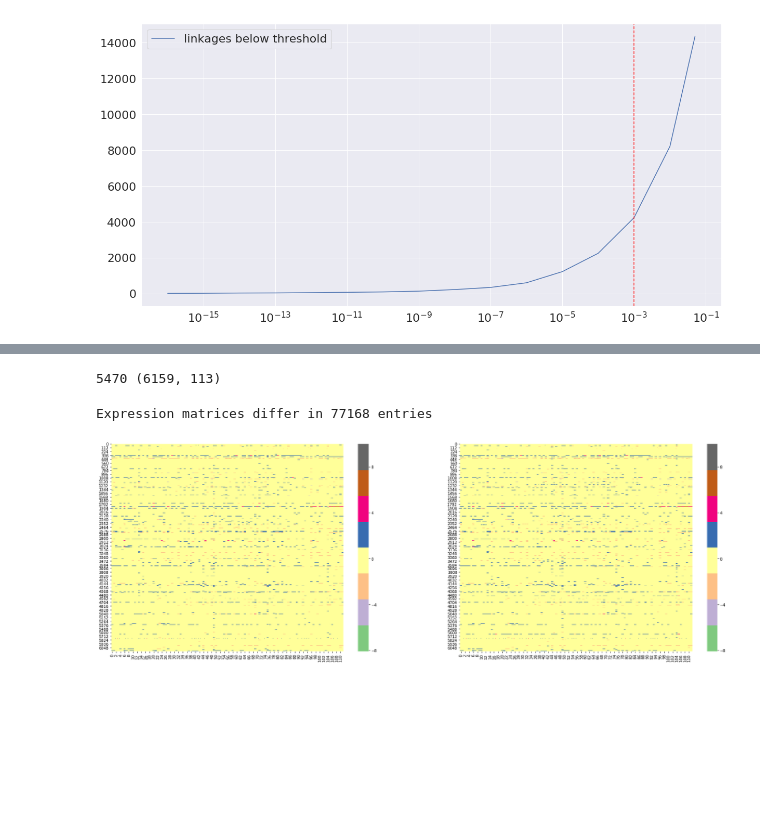
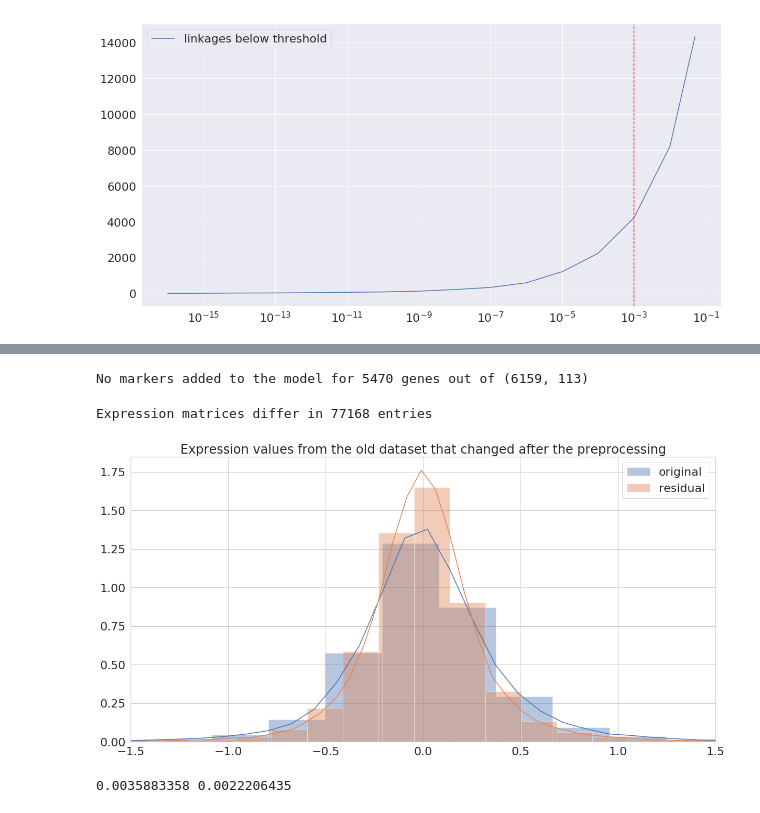
Before and after one commit to ivanov-v-v/PPINs-QTLs-Joint-Analysis, a Jupyter notebook: src/data_analysis.ipynb, the cells around one changed output, grey strips where cells are left out. Cells and saved outputs as stored; diff of their text form; code cells hidden in the pictures; blank space fills up the shorter version.

```diff
--- a/src/data_analysis.ipynb
+++ b/src/data_analysis.ipynb
@@ -138,7 +138,9 @@ Wall time: 4.94 s
 # %%
 %%time
 
-""" Using simple PPIN-based test to assess whether interacting genes really have better eQTL/pQTL intersection """
+""" Using simple PPIN-based test to assess whether interacting genes really have better eQTL/pQTL intersection
+    TODO: вычислять доверительные интервалы
+"""
 
 def eQTL_pQTL_similarity_ppin_test(qtl_type2graph, interactome_graph):
     scores = []
@@ -173,9 +175,9 @@ for q_cutoff in 10. ** np.arange(-5, -1):
             randomized_test_results.append(
                 eQTL_pQTL_similarity_ppin_test(qtl_graph, randomized_interactome_graph)
             )
-    tuples_for_df.append((q_cutoff, real_test_results, np.mean(randomized_test_results), np.median(randomized_test_results)))
+    tuples_for_df.append((q_cutoff, real_test_results, np.mean(randomized_test_results)))
 
-results_df = pd.DataFrame(tuples_for_df, columns=["q_cutoff", "real_mean", "random_mean", "random_median"])
+results_df = pd.DataFrame(tuples_for_df, columns=["q_cutoff", "real_mean", "random_mean"])
 results_df.to_csv("./data/interactions/eQTL_pQTL_intersection.csv", sep='\t', index=False)
 display(results_df)
 # %% [output]
@@ -980,28 +998,43 @@ Wall time: 16 ms
 # %%
 chromosome_dataframe = genotypes_dataframe.groupby("chromosome").get_group(2)
 gene2peak_LOD_markers = preprocessing_candidate_linkages(expression_dataframe, chromosome_dataframe)
-residual_expression_dataframe = residual_expression(expression_dataframe, chromosome_dataframe, gene2peak_LOD_markers)
+residual_expression_dataframe = compute_residual_expression(expression_dataframe, chromosome_dataframe, gene2peak_LOD_markers)
 # %% [output]
-5470 (6159, 113)
+No markers added to the model for 5470 genes out of (6159, 113)
 # %%
-residual_expression_mx = np.nan_to_num(np.asarray(residual_expression_dataframe.values[:, 1:], dtype=np.float32))
-expression_mx = np.nan_to_num(np.asarray(expression_dataframe.values[:, 1:], dtype=np.float32))
-fig, axes = plt.subplots(1, 2, figsize=(30, 10))
-# plt.figure(figsize=(30, 10))
+residual_expression_mx = np.nan_to_num(residual_expression_dataframe.values[:, 1:].astype(np.float32))
+expression_mx = np.nan_to_num(expression_dataframe.values[:, 1:].astype(np.float32))
+
+sns.set(style="whitegrid", font_scale=2)
+# fig, axes = plt.subplots(1, 2, figsize=(30, 10))
+plt.figure(figsize=(20, 10))
+plt.title("Expression values from the old dataset that changed after the preprocessing")
 discrepancy_mask = residual_expression_mx != expression_mx
 # residual_expression_mx[np.logical_not(discrepancy_mask)] = 0
 # expression_mx[np.logical_not(discrepancy_mask)] = 0
 print("Expression matrices differ in {} entries".format(np.sum(discrepancy_mask)))
+# plt.xscale("log")
+# plt.xlabel("number of measurements")
+# plt.ylabel("expression value")
+plt.xlim((-1.5, 1.5))
+sns.distplot(expression_mx[discrepancy_mask], label="original")
+sns.distplot(residual_expression_mx[discrepancy_mask], label="residual")
+# plt.axhline(y=0, color="red", linestyle="--", alpha=0.5)
 # plt.scatter(range(np.sum(discrepancy_mask)), residual_expression_mx[discrepancy_mask], label="residual", alpha=0.5)
 # plt.scatter(range(np.sum(discrepancy_mask)), expression_mx[discrepancy_mask], label="initial", alpha=0.5)
-# plt.legend(fontsize=20)
-sns.heatmap(residual_expression_mx, ax=axes[0], cmap="Accent")
-sns.heatmap(expression_mx, ax=axes[1], cmap="Accent")
+plt.legend()
+
+# sns.heatmap(residual_expression_mx, ax=axes[0], cmap="Accent")
+# sns.heatmap(expression_mx, ax=axes[1], cmap="Accent")
 plt.show()
 plt.close()
 # %% [output]
 Expression matrices differ in 77168 entries
-[figure, old version]
+[figure, new version]
+# %%
+print(np.mean(expression_mx), np.mean(residual_expression_mx))
+# %% [output]
+0.0035883358 0.0022206435
 # %%
 %%time
 """ Mapping eQTLs as in https://elifesciences.org/articles/35471 """
```
Also changed, not shown: parts of 9 cells of this notebook, 1 other file.
